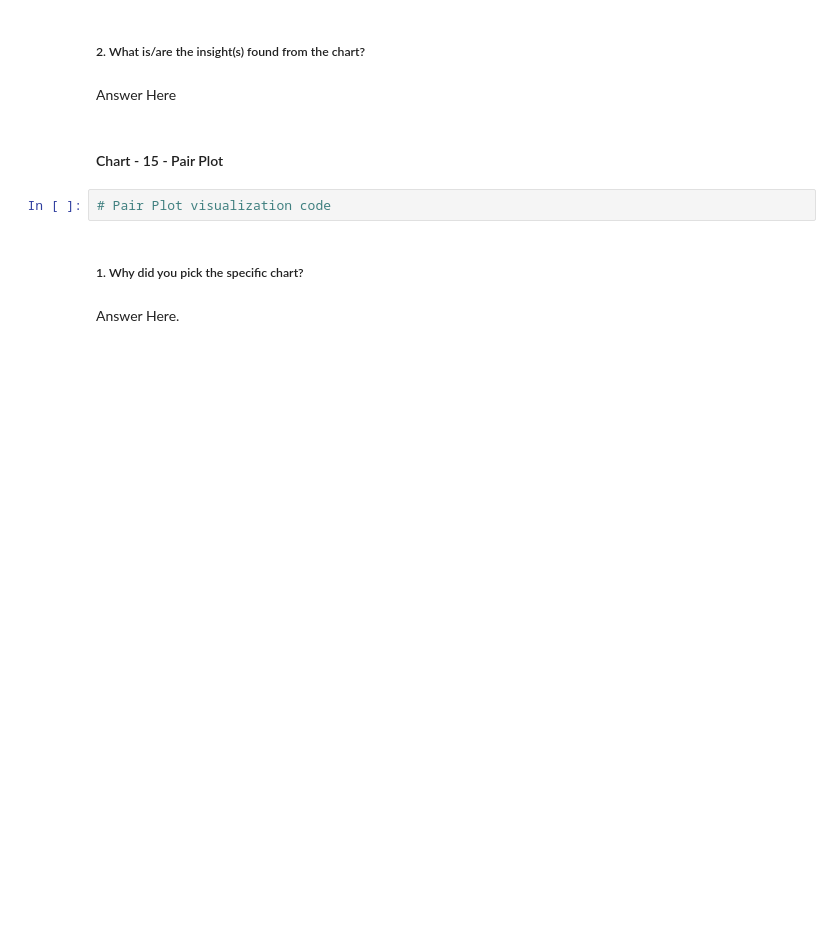
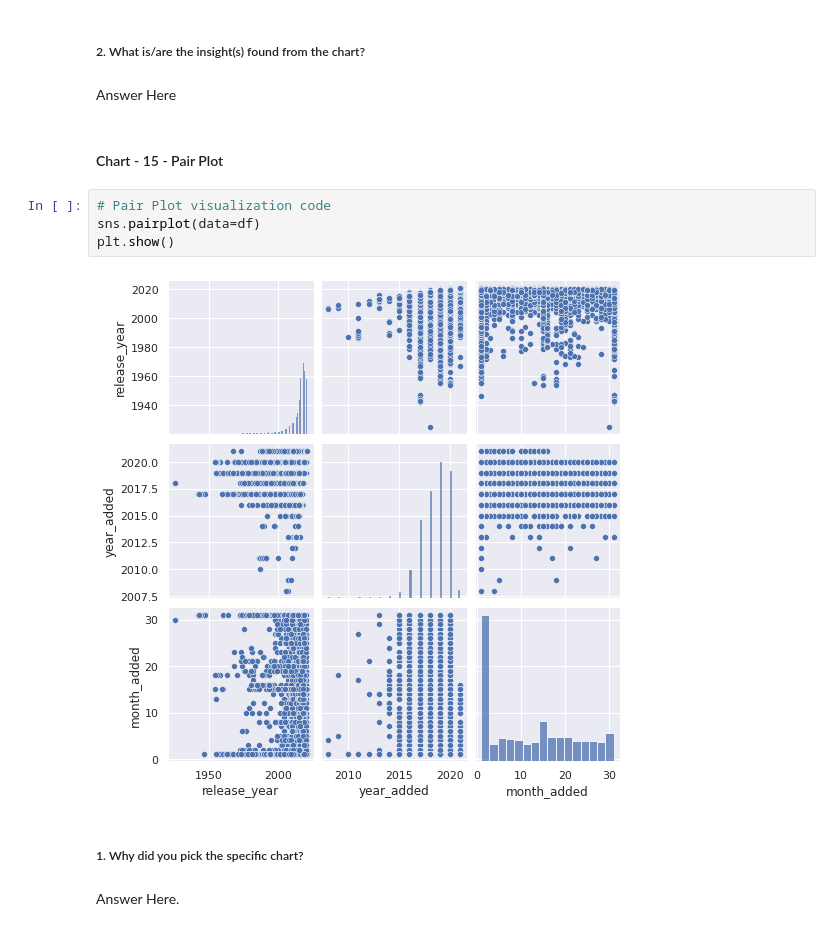
Before and after one commit to Mihirgupta2001/Unsupervised-learning-capstone-project, a Jupyter notebook: MIHIR_NETFLIX_MOVIES_AND_TV_SHOWS_CLUSTERING.ipynb, the cells around one changed output. Drawn from its saved outputs; the diff is of its cells as text; blank space fills up the shorter version.

```diff
--- a/MIHIR_NETFLIX_MOVIES_AND_TV_SHOWS_CLUSTERING.ipynb
+++ b/MIHIR_NETFLIX_MOVIES_AND_TV_SHOWS_CLUSTERING.ipynb
@@ -688,6 +695,10 @@ Answer Here
 #### Chart - 15 - Pair Plot
 # %%
 # Pair Plot visualization code
+sns.pairplot(data=df)
+plt.show()
+# %% [output]
+[figure, added]
 # %% [markdown]
 ##### 1. Why did you pick the specific chart?
 # %% [markdown]
```
Also changed, not shown: parts of 18 cells of this notebook.
